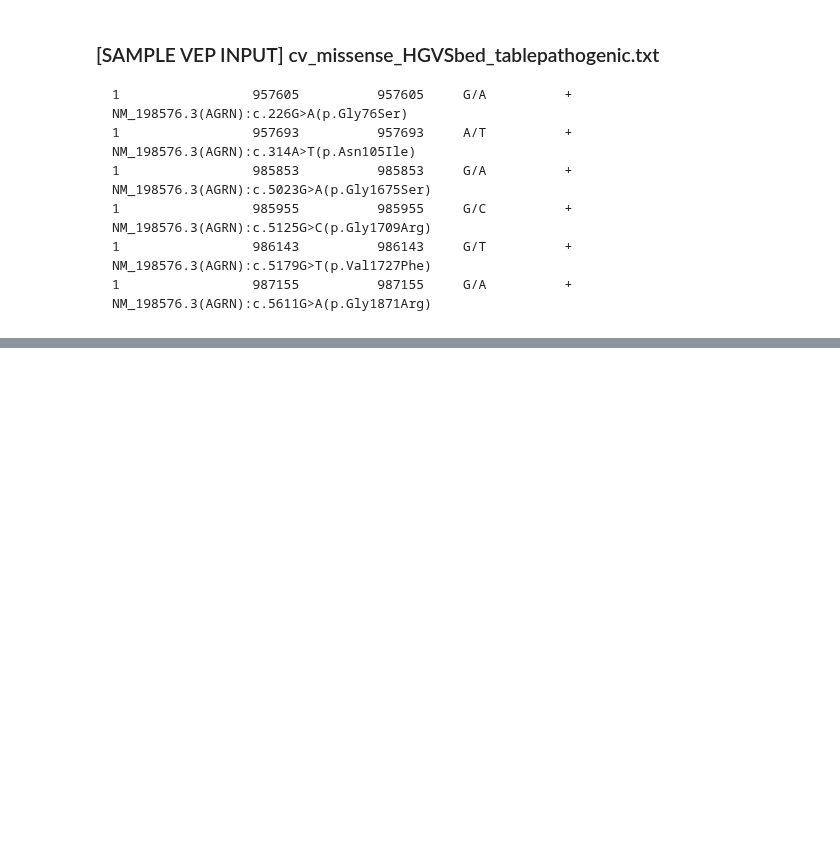
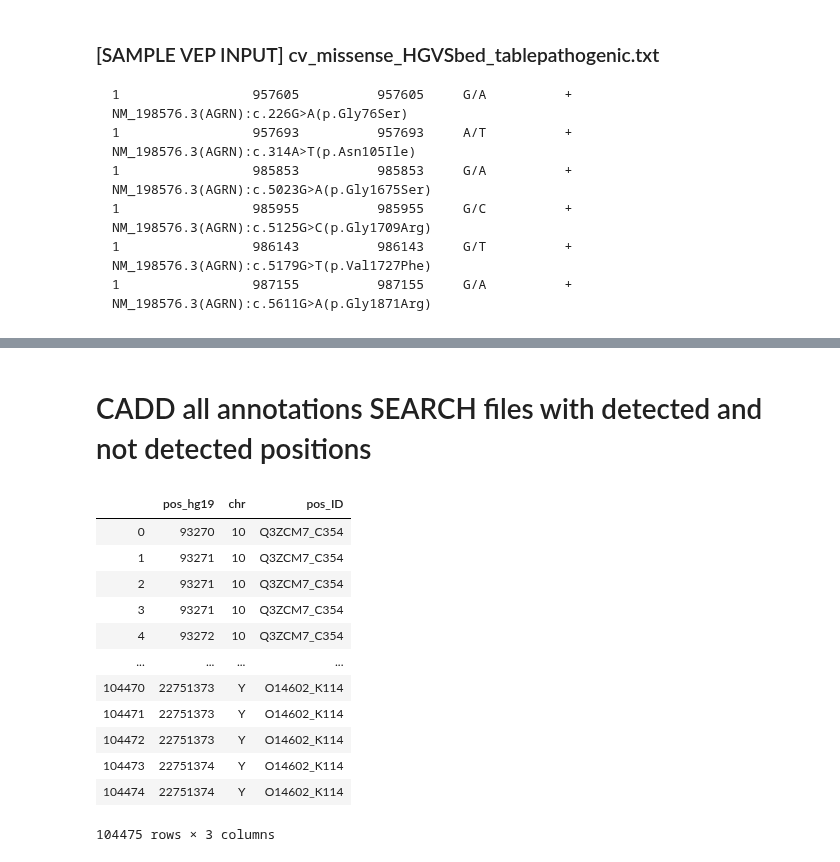
Before and after one commit to Mfpfox/MAPPING, a Jupyter notebook: K19_12_10_Coordinates_score_annotation.ipynb, the cells around one changed output, grey strips where cells are left out. Cells and saved outputs as stored; diff of their text form; code cells hidden in the pictures; blank space fills up the shorter version.

```diff
--- a/K19_12_10_Coordinates_score_annotation.ipynb
+++ b/K19_12_10_Coordinates_score_annotation.ipynb
@@ -1127,0 +1152,37 @@ column -t cv_cleaned_simpleVEP.txt > cv_table.txt
+# %% [markdown]
+# CADD all annotations SEARCH files with detected and not detected positions
+# %%
+dethg19 = pd.read_csv("SEARCH_hg19_DETECTED_104475.csv")
+dethg19.columns = ['pos_ID','chr','pos_hg19']
+notdethg19 = pd.read_csv("SEARCH_hg19_NOT_DETECTED_1222911.csv")
+notdethg19.columns = ['pos_ID','chr','pos_hg19']
+# changing col order
+new19 = ['pos_hg19','chr','pos_ID']
+dethg19 = dethg19[new19]
+notdethg19 = notdethg19[new19]
+
+# format GRCh38 search files
+dethg38 = pd.read_csv("SEARCH_hg38_DETECTED_104475.csv")
+dethg38.columns = ['pos_ID','chr','pos_hg38']
+notdethg38 = pd.read_csv("SEARCH_hg38_NOT_DETECTED_1222911.csv")
+notdethg38.columns = ['pos_ID','chr','pos_hg38']
+# change order
+new38 = ['pos_hg38','chr','pos_ID']
+dethg38 = dethg38[new38]
+notdethg38 = notdethg38[new38]
+# %%
+dethg19
+# %% [output]
+|  | pos_hg19 | chr | pos_ID |
+| 0 | 93270 | 10 | Q3ZCM7_C354 |
+| 1 | 93271 | 10 | Q3ZCM7_C354 |
+| 2 | 93271 | 10 | Q3ZCM7_C354 |
+| 3 | 93271 | 10 | Q3ZCM7_C354 |
+| 4 | 93272 | 10 | Q3ZCM7_C354 |
+| ... | ... | ... | ... |
+| 104470 | 22751373 | Y | O14602_K114 |
+| 104471 | 22751373 | Y | O14602_K114 |
+| 104472 | 22751373 | Y | O14602_K114 |
+| 104473 | 22751374 | Y | O14602_K114 |
+| 104474 | 22751374 | Y | O14602_K114 |
+104475 rows × 3 columns
```
Also changed, not shown: parts of 27 cells of this notebook.
